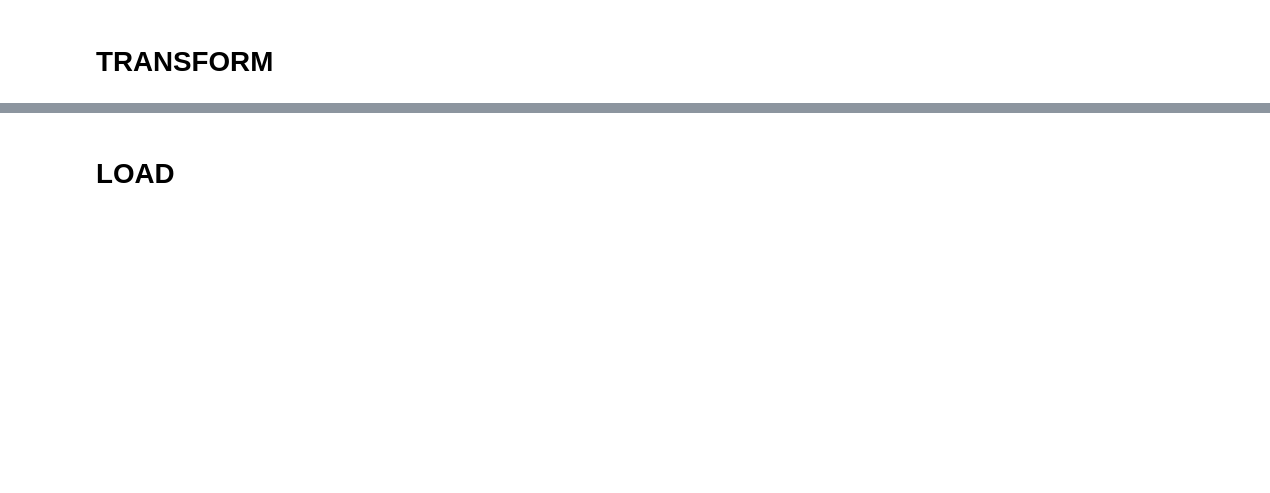
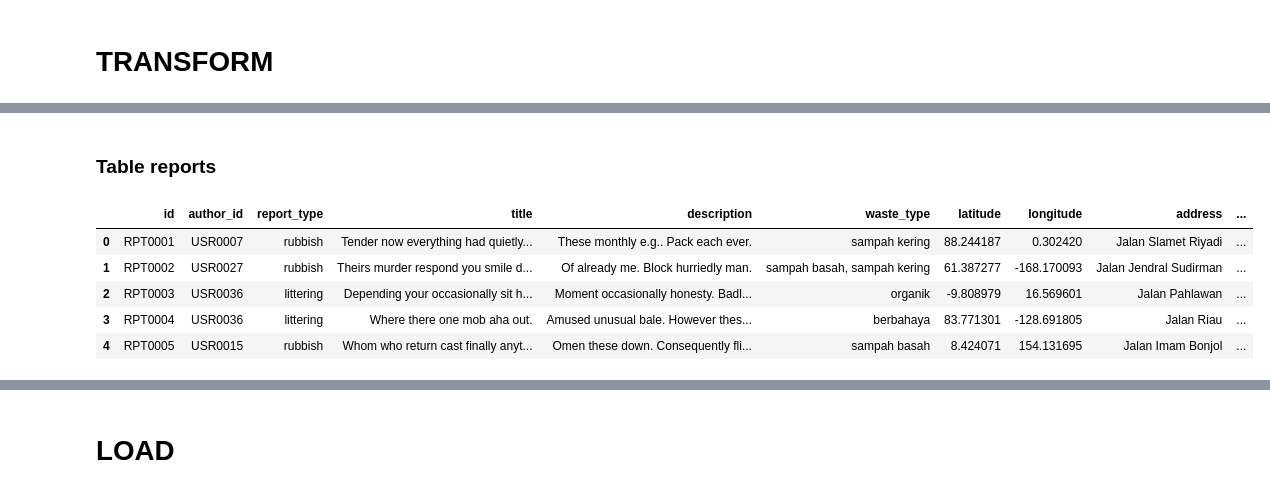
Before and after one commit to RECYTHNG/recything-de, a Jupyter notebook: recything.ipynb, the cells around one changed output, grey strips where cells are left out. Saved outputs shown, nothing was run; the diff lists cells and outputs as text; code cells hidden in the pictures; blank space fills up the shorter version.

```diff
--- a/recything.ipynb
+++ b/recything.ipynb
@@ -437,0 +780,10 @@ df_waste_materials.head()
+# %%
+# Transformasi kolom tanggal menjadi datetime
+df_reports['created_at'] = pd.to_datetime(df_reports['created_at'], errors='coerce')
+df_reports['updated_at'] = pd.to_datetime(df_reports['updated_at'], errors='coerce')
+df_reports['deleted_at'] = pd.to_datetime(df_reports['deleted_at'], errors='coerce')
+
+# Menambahkan spasi setelah tanda koma di dalam nilai kolom waste_type
+df_reports['waste_type'] = df_reports['waste_type'].str.replace(',', ', ')
+
+df_reports.to_csv('staging_area/reports.csv', index=False)
@@ -437,0 +1267,37 @@ df_waste_materials.head()
+# %% [markdown]
+### Table reports
+# %%
+# Mengisi missing values dengan nilai default
+df_reports['reason'] = df_reports['reason'].fillna('No reason provided')
+
+# Mengisi missing values pada kolom 'name' dengan 'Unknown'
+df_reports['title'] = df_reports['title'].fillna('Unknown')
+
+# Fungsi untuk menghitung jumlah kata dalam sebuah teks
+def count_words(text):
+    words = text.split()
+    return len(words)
+
+# Menghitung jumlah kata dalam kolom 'title'
+df_reports['title_word_count'] = df_reports['title'].apply(count_words)
+
+# Membuat mask/filter untuk baris-baris yang memiliki kurang dari 3 kata dalam kolom 'title'
+mask = df_reports['title_word_count'] < 4
+
+# Menghapus baris-baris yang memenuhi kondisi mask/filter
+df_reports = df_reports[~mask]
+
+# Menghapus kolom bantuan yang sudah tidak diperlukan lagi
+df_reports = df_reports.drop('title_word_count', axis=1)
+
+# Menyimpan DataFrame yang sudah difilter ke dalam file CSV baru
+df_reports.to_csv('staging_area/reports.csv', index=False)
+
+df_reports.head()
+# %% [output]
+|  | id | author_id | report_type | title | description | waste_type | latitude | longitude | address | ... |
+| 0 | RPT0001 | USR0007 | rubbish | Tender now everything had quietly... | These monthly e.g.. Pack each ever. | sampah kering | 88.244187 | 0.302420 | Jalan Slamet Riyadi | ... |
+| 1 | RPT0002 | USR0027 | rubbish | Theirs murder respond you smile d... | Of already me. Block hurriedly man. | sampah basah, sampah kering | 61.387277 | -168.170093 | Jalan Jendral Sudirman | ... |
+| 2 | RPT0003 | USR0036 | littering | Depending your occasionally sit h... | Moment occasionally honesty. Badl... | organik | -9.808979 | 16.569601 | Jalan Pahlawan | ... |
+| 3 | RPT0004 | USR0036 | littering | Where there one mob aha out. | Amused unusual bale. However thes... | berbahaya | 83.771301 | -128.691805 | Jalan Riau | ... |
+| 4 | RPT0005 | USR0015 | rubbish | Whom who return cast finally anyt... | Omen these down. Consequently fli... | sampah basah | 8.424071 | 154.131695 | Jalan Imam Bonjol | ... |
```
Also changed, not shown: parts of 178 cells of this notebook, 55 other files.
